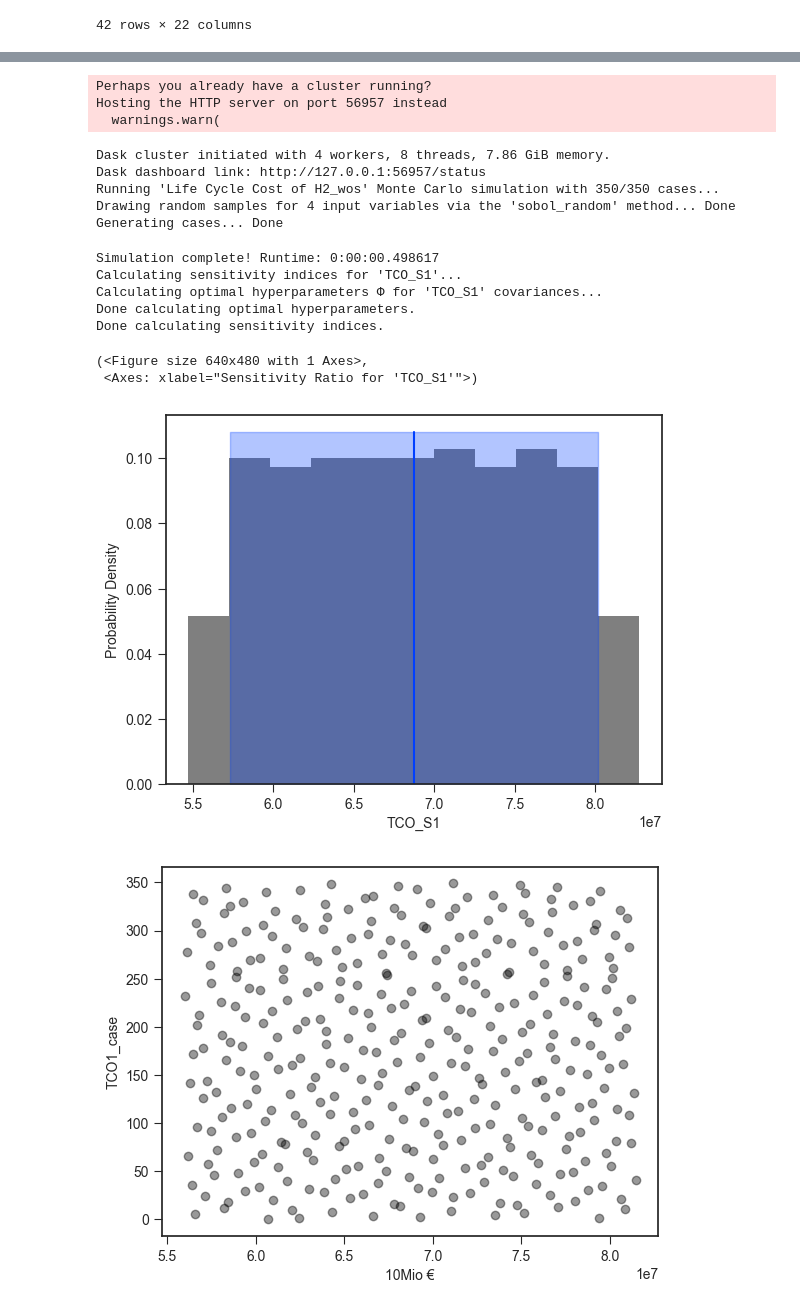
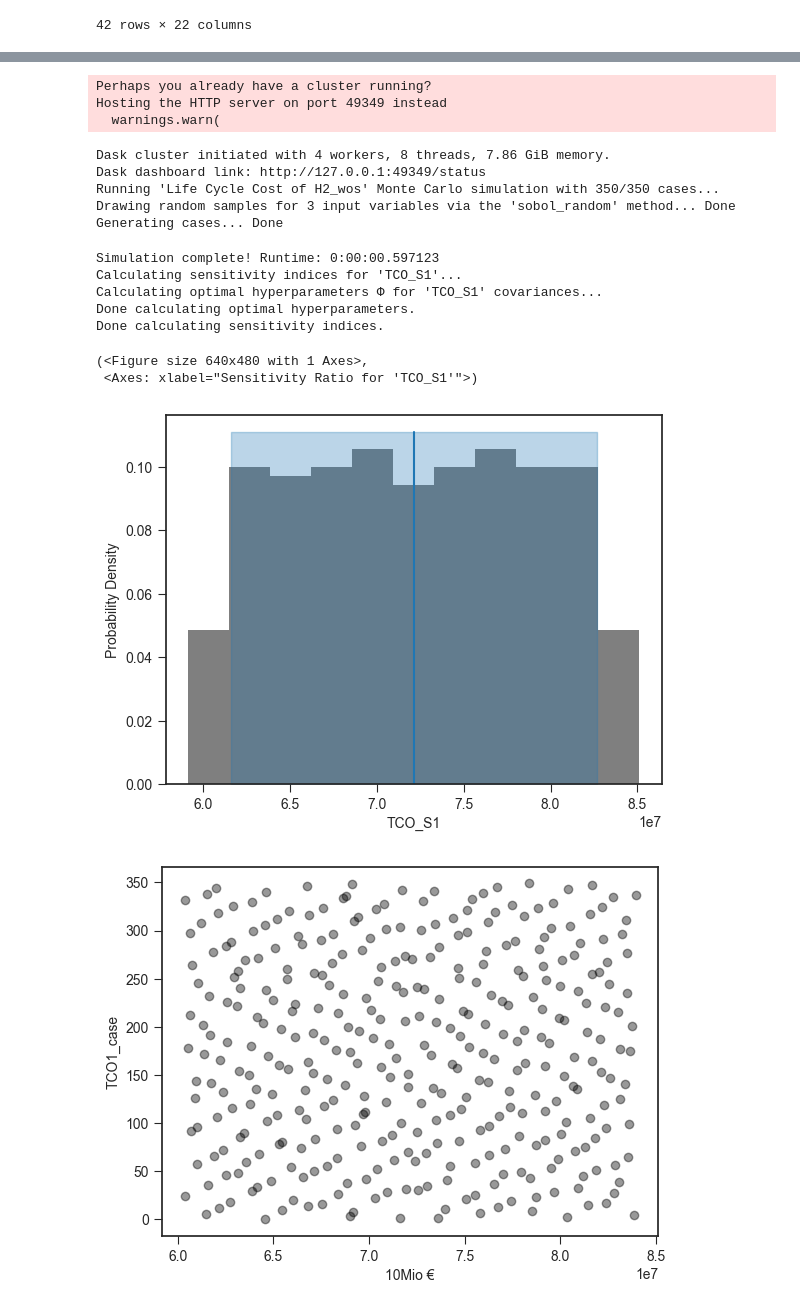
Before and after one commit to LCC-Tool/LCC_Tool_5MW-PEMWE, a Jupyter notebook: LCC_tool.ipynb, the cells around one changed output, grey strips where cells are left out. Cells and saved outputs as stored; diff of their text form; code cells hidden in the pictures.

```diff
--- a/LCC_tool.ipynb
+++ b/LCC_tool.ipynb
@@ -1561,27 +1506,27 @@ Operation Cost: 54526628.11
 # %%
 # Monaco OPEX S2 - Price range and sensitivity ratio
 
-def example_run(op_cost, op_labour, eol_cost):
+def run(op_cost, op_labour, eol_cost):
 
     opr_cost = monte_opex(op_cost=op_cost, op_labour=op_labour, eol_cost=eol_cost)
     return (opr_cost, )
 
 
-def example_preprocess(case):
+def preprocess(case):
     op_cost = case.invals['Resources cost'].val
     op_labour = case.invals['OPEX labour cost'].val
     eol_cost = case.invals['EoL cost'].val
 
     return (op_cost, op_labour, eol_cost)
 
-def example_postprocess(case, opr_cost):
+def postprocess(case, opr_cost):
     case.addOutVal(name='OPEX_S2', val=opr_cost)
     case.addOutVal(name='OPEX2_case', val=case.ncase)
     return None
 
-fcns = {'run' : example_run,
-        'preprocess' : example_preprocess,
-        'postprocess': example_postprocess}
+fcns = {'run' : run,
+        'preprocess' : preprocess,
+        'postprocess': postprocess}
 
 n_invests = 350
 seed = 123456
@@ -1592,9 +1537,9 @@ sim = mc.Sim(name='OPEX', ndraws=n_invests,
             savecasedata=False,
             verbose=True, debug=True)
 
-sim.addInVar(name='Resources cost', dist=uniform, distkwargs={'loc': 45000000, 'scale': 26000000})
-sim.addInVar(name='OPEX labour cost', dist=uniform, distkwargs={'loc': 40000, 'scale': 3000})
-sim.addInVar(name='EoL cost', dist=uniform, distkwargs={'loc': 40000, 'scale': 3000})
+sim.addInVar(name='Resources cost', dist=uniform, distkwargs={'loc': 49000000, 'scale': 11900000})
+sim.addInVar(name='OPEX labour cost', dist=uniform, distkwargs={'loc': 45000, 'scale': 10000})
+sim.addInVar(name='EoL cost', dist=uniform, distkwargs={'loc': 50000, 'scale': 2000})
 
 
 sim.runSim()
@@ -1716,28 +1654,27 @@ Life Cycle Cost: 51105906.42
 # %%
 # Monaco TCO S1 - Price range and sensitivity ratio
 
-def example_run(investment_cost, opr_cost, eolc_cost, tax_impact):
+def run(investment_cost, opr_cost, tax_impact):
 
-    lcc_cost = monte_lcc(investment_cost=investment_cost, opr_cost=opr_cost, eolc_cost=eolc_cost, tax_impact=tax_impact)
+    lcc_cost = monte_lcc(investment_cost=investment_cost, opr_cost=opr_cost, tax_impact=tax_impact)
     return (lcc_cost, )
 
-def example_preprocess(case):
+def preprocess(case):
 
     investment_cost = case.invals['CAPEX'].val
     opr_cost = case.invals['OPEX'].val
-    eolc_cost = case.invals['EoL cost'].val
     tax_impact = case. invals['Tax impact'].val
 
-    return (investment_cost, opr_cost, eolc_cost, tax_impact)
+    return (investment_cost, opr_cost, tax_impact)
 
-def example_postprocess(case, lcc_cost):
+def postprocess(case, lcc_cost):
     case.addOutVal(name='TCO_S1', val=lcc_cost)
     case.addOutVal(name='TCO1_case', val=case.ncase)
     return None
 
-fcns = {'run' : example_run,
-        'preprocess' : example_preprocess,
-        'postprocess': example_postprocess}
+fcns = {'run' : run,
+        'preprocess' : preprocess,
+        'postprocess': postprocess}
 
 n_invests = 350 # Arbitrary for this example
 seed = 123456 # Recommended for repeatability
@@ -1748,42 +1685,41 @@ sim = mc.Sim(name='Life Cycle Cost of H2_wos', ndraws=n_invests,
             savecasedata=False,
             verbose=True, debug=True)
 
-sim.addInVar(name='CAPEX', dist=uniform, distkwargs={'loc': 2000000, 'scale': 100000})
-sim.addInVar(name='OPEX', dist=uniform, distkwargs={'loc': 54000000, 'scale': 25500000})
-sim.addInVar(name='EoL cost', dist=uniform, distkwargs={'loc': 40000, 'scale': 5000})
+sim.addInVar(name='CAPEX', dist=uniform, distkwargs={'loc': 2200000, 'scale': 400000})
+sim.addInVar(name='OPEX', dist=uniform, distkwargs={'loc': 58000000, 'scale': 23500000})
 sim.addInVar(name='Tax impact', dist=uniform, distkwargs={'loc': 0, 'scale': 1})
 
 sim.runSim()
 
 sim.outvars['TCO_S1'].addVarStat('mean')
 sim.outvars['TCO_S1'].addVarStat('percentile', {'p':[0.05, 0.95]})
 
 mc.plot(sim.outvars['TCO_S1'])
 
 mc.plot(sim.outvars['TCO_S1'],
 sim.outvars['TCO1_case'])
 
 plt.xlabel('10Mio €')
 # for box plot
 tco_s1_box = sim.outvars['TCO_S1'].vals
 
 sim.calcSensitivities('TCO_S1')
 sim.outvars['TCO_S1'].plotSensitivities()
 # %% [output]
 Perhaps you already have a cluster running?
-Hosting the HTTP server on port 56957 instead
+Hosting the HTTP server on port 49349 instead
   warnings.warn(
 Dask cluster initiated with 4 workers, 8 threads, 7.86 GiB memory.
-Dask dashboard link: http://127.0.0.1:56957/status
+Dask dashboard link: http://127.0.0.1:49349/status
 Running 'Life Cycle Cost of H2_wos' Monte Carlo simulation with 350/350 cases...
-Drawing random samples for 4 input variables via the 'sobol_random' method... Done
+Drawing random samples for 3 input variables via the 'sobol_random' method... Done
 Generating cases... Done
-Simulation complete! Runtime: 0:00:00.498617
+Simulation complete! Runtime: 0:00:00.597123
 Calculating sensitivity indices for 'TCO_S1'...
 Calculating optimal hyperparameters Φ for 'TCO_S1' covariances...
 Done calculating optimal hyperparameters.
 Done calculating sensitivity indices.
 (<Figure size 640x480 with 1 Axes>,
  <Axes: xlabel="Sensitivity Ratio for 'TCO_S1'">)
-[figure, old version]
+[figure, new version]
-[figure, old version]
+[figure, new version]
```
Also changed, not shown: parts of 47 cells of this notebook.
